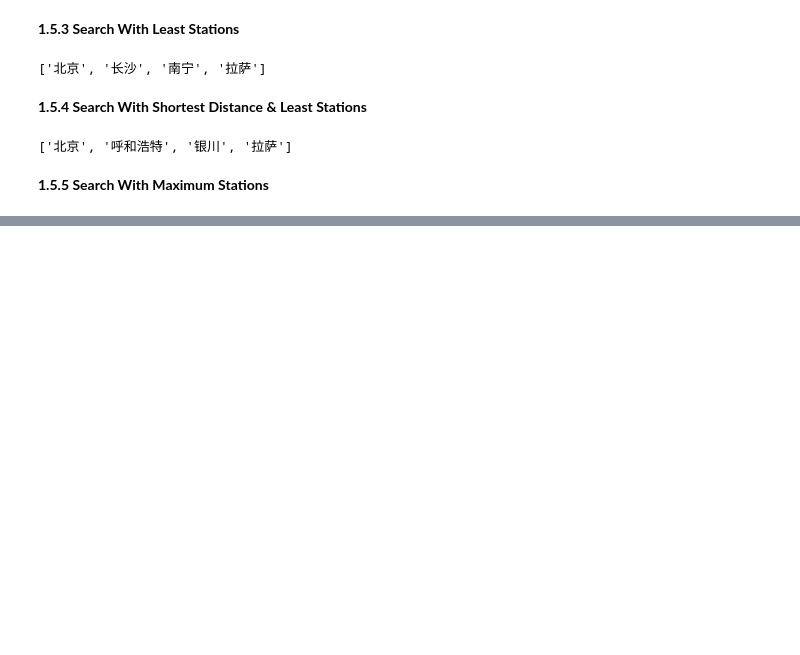
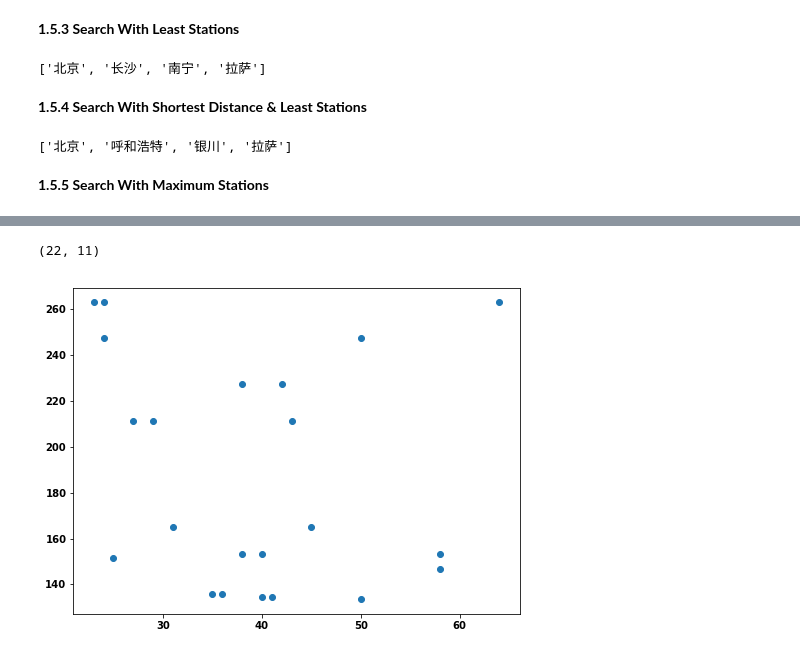
Before and after one commit to pchen12567/AI-For-NLP, a Jupyter notebook: Assignment_03_SearchAgent/LectureCode_03.ipynb, the cells around one changed output, grey strips where cells are left out. Drawn from its saved outputs; the diff is of its cells as text; code cells hidden in the pictures; blank space fills up the shorter version.

```diff
--- a/Assignment_03_SearchAgent/LectureCode_03.ipynb
+++ b/Assignment_03_SearchAgent/LectureCode_03.ipynb
@@ -368,0 +420,15 @@ search(city_connections, '北京', is_goal('拉萨'), sort_path(get_as_much_stat
+# %%
+age_with_fares = clean_df[
+    (clean_df['Age'] > 22) & (clean_df['Fare'] < 400) & (clean_df['Fare'] > 130)]
+age_with_fares.shape
+# %% [output]
+(22, 11)
+# %%
+sub_fare = age_with_fares['Fare']
+sub_age = age_with_fares['Age']
+# %%
+plt.figure(figsize = (8, 6))
+plt.scatter(sub_age, sub_fare)
+plt.show()
+# %% [output]
+[figure, added]
```
Also changed, not shown: parts of 27 cells of this notebook, 1 other file.
